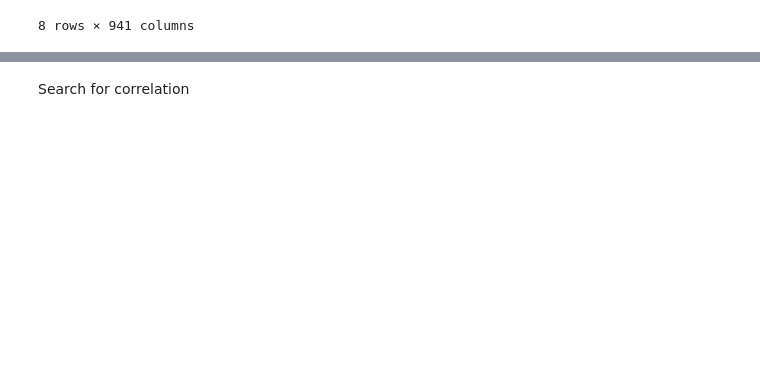
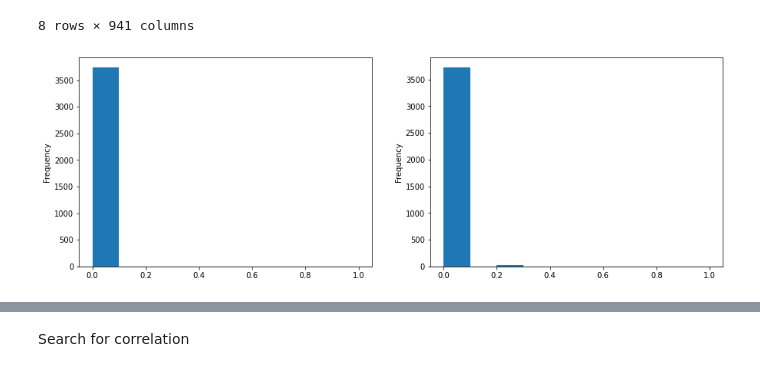
Before and after one commit to SemPhares/Medical_Response, a Jupyter notebook: medical_response.ipynb, the cells around one changed output, grey strips where cells are left out. Cells and saved outputs as stored; diff of their text form; code cells hidden in the pictures; blank space fills up the shorter version.

```diff
--- a/medical_response.ipynb
+++ b/medical_response.ipynb
@@ -76,3 +98,12 @@ train[non_binaries].describe()
 | 75% | 0.100000 | 0.668395 | 0.100000 | 0.000000 | 0.261726 | 0.740663 | 0.335816 | 0.569962 | 0.788177 | 0.344626 | ... | ... |
 | max | 1.000000 | 0.964381 | 0.950000 | 1.000000 | 1.000000 | 0.994735 | 0.790831 | 0.989870 | 1.000000 | 1.000000 | ... | ... |
 8 rows × 941 columns
+# %%
+fig, ax_arr = plt.subplots(1, 2, figsize=(15,5))
+rdm = np.random.choice(non_binaries,size=3)
+
+train[rdm[0]].plot(kind='hist', ax=ax_arr[0], label=rdm[0])
+train[rdm[1]].plot(kind='hist', ax=ax_arr[1], label=rdm[1])
+plt.show()
+# %% [output]
+[figure, added]
```
Also changed, not shown: parts of 74 cells of this notebook, 3 other files.
